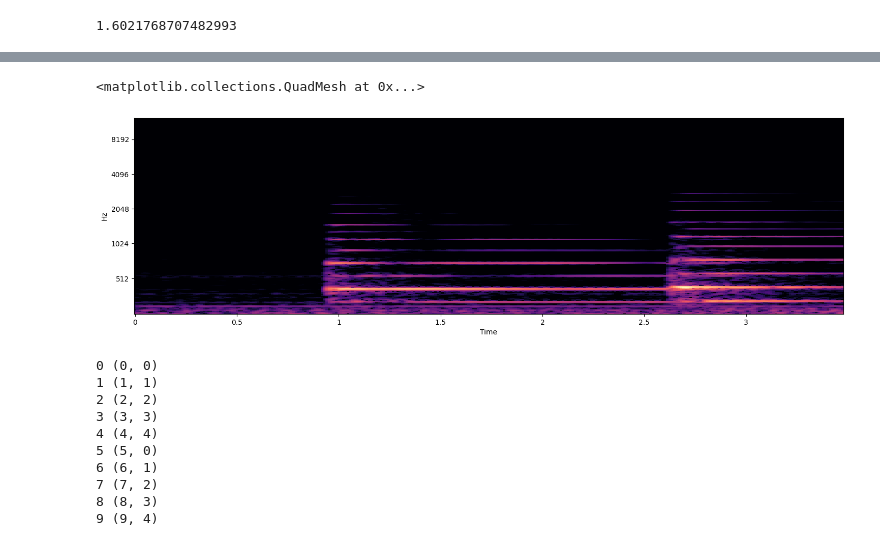
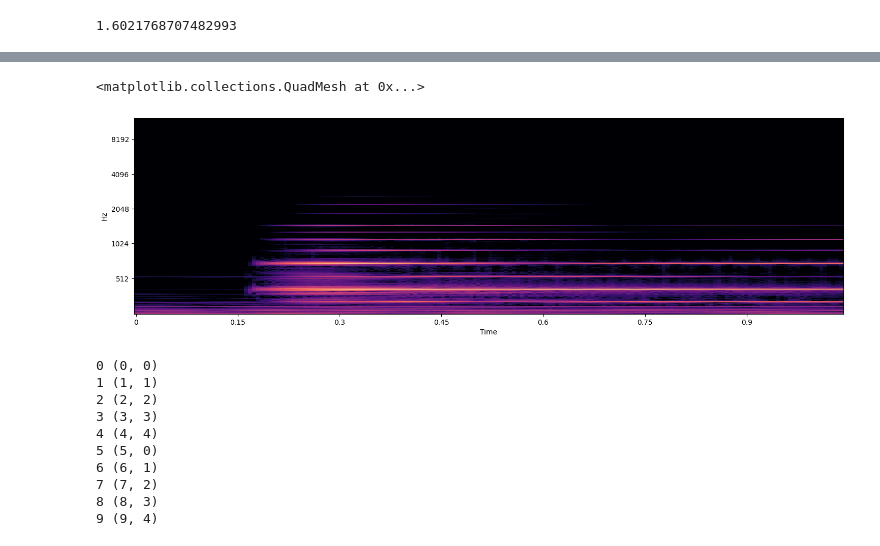
Before and after one commit to ilya0100/MusicTranscription, a Jupyter notebook: notebooks/test.ipynb, the cells around one changed output, grey strips where cells are left out. Cells and saved outputs as stored; diff of their text form; code cells hidden in the pictures.

```diff
--- a/notebooks/test.ipynb
+++ b/notebooks/test.ipynb
@@ -13,20 +13,20 @@ from src.features.build_features import detokenize
 # %%
 audio_params = AudioParams(
     sample_rate=44100,
-    frame_length=4096,
+    frame_length=8192,
     n_mels=512,
     fmin=8,
     fmax=12500,
-    window="hann"
+    window="taylor"
 )
 dataset_params = DatasetParams(
-    root_path="../data/raw/maestro-v3.0.0/",
+    root_path="/mnt/d/Datasets/maestro-v3.0.0/",
     metadata="maestro-v3.0.0.csv",
     years_list=[2014],
     split="train",
     audio_params=audio_params,
-    feature_size=3,
-    overlapping=8,
+    feature_size=6,
+    overlapping=32,
 )
 
 dataset = WavMidiDataset(dataset_params)
@@ -70,18 +70,18 @@ Loading BokehJS ...
 # %%
 
 plt.figure(figsize=(18, 5))
 librosa.display.specshow(
-    np.hstack(frames[:100]),
+    np.hstack(frames[20:50]),
     sr=audio_params.sample_rate,
     x_axis='time',
     y_axis='mel',
     fmax=12500,
     fmin=8,
     hop_length=dataset._hop_length
 )
 # %% [output]
 <matplotlib.collections.QuadMesh at 0x...>
-[figure, old version]
+[figure, new version]
 # %%
 from itertools import cycle
 
```
Also changed, not shown: parts of 1 cell of this notebook, 1 other file.
